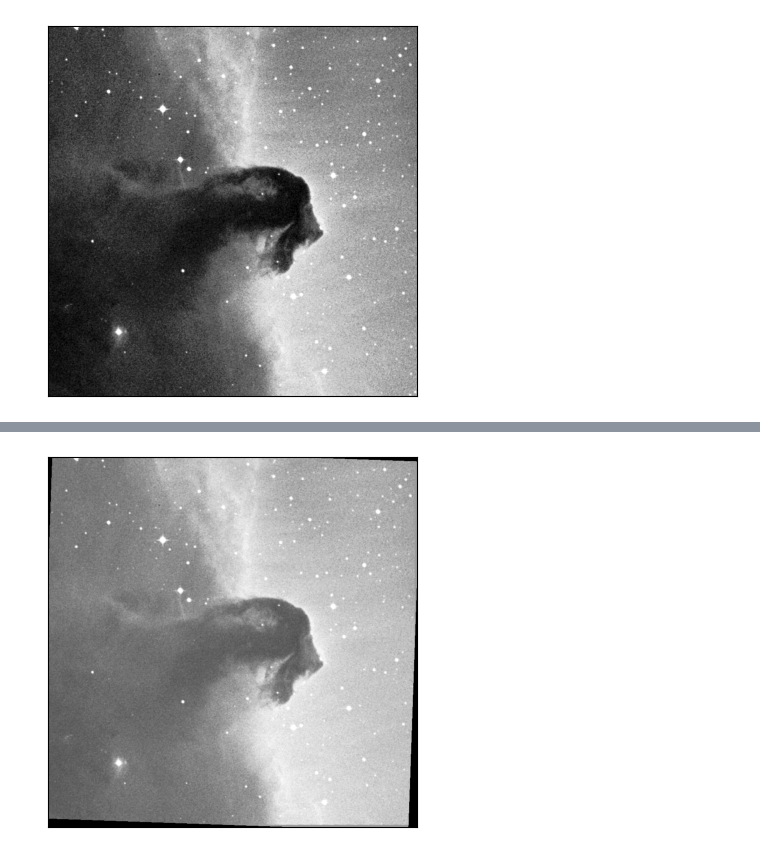
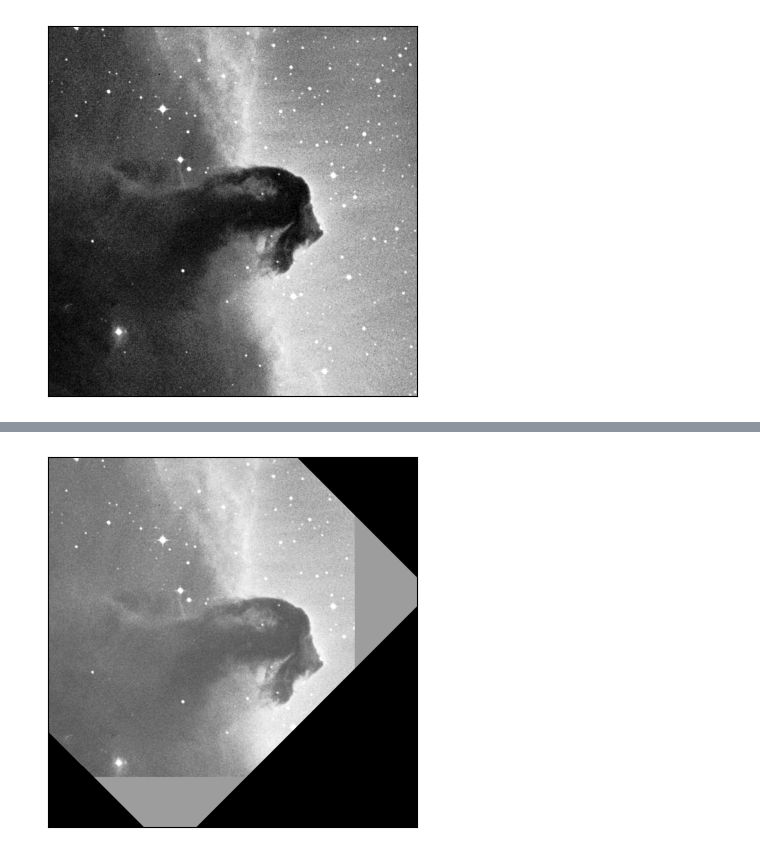
Before and after one commit to myrafproject/myrafproject, a Jupyter notebook: example/fits/transformation.ipynb, the cells around one changed output, grey strips where cells are left out. Saved outputs shown, nothing was run; the diff lists cells and outputs as text; code cells hidden in the pictures.

```diff
--- a/example/fits/transformation.ipynb
+++ b/example/fits/transformation.ipynb
@@ -49,4 +62,4 @@ A `Fits` object can align the image
 # %%
-to_be_aligned = fits.shift(5, 5).rotate(math.radians(2))
+to_be_aligned = fits.shift(150, 120).rotate(radians(45))
 to_be_aligned.show()
 # %% [output]
@@ -55,5 +67,5 @@ WARNING: FITSFixedWarning: 'datfix' made the change 'Set MJD-OBS to 48247.575694
 # %%
-aligned = to_be_aligned.align(fits)
-aligned.show()
+aligned_fits = to_be_aligned.align(fits)
+aligned_fits.show()
 # %% [output]
-[figure, old version]
+[figure, new version]
```
Also changed, not shown: parts of 18 cells of this notebook, 31 other files.
